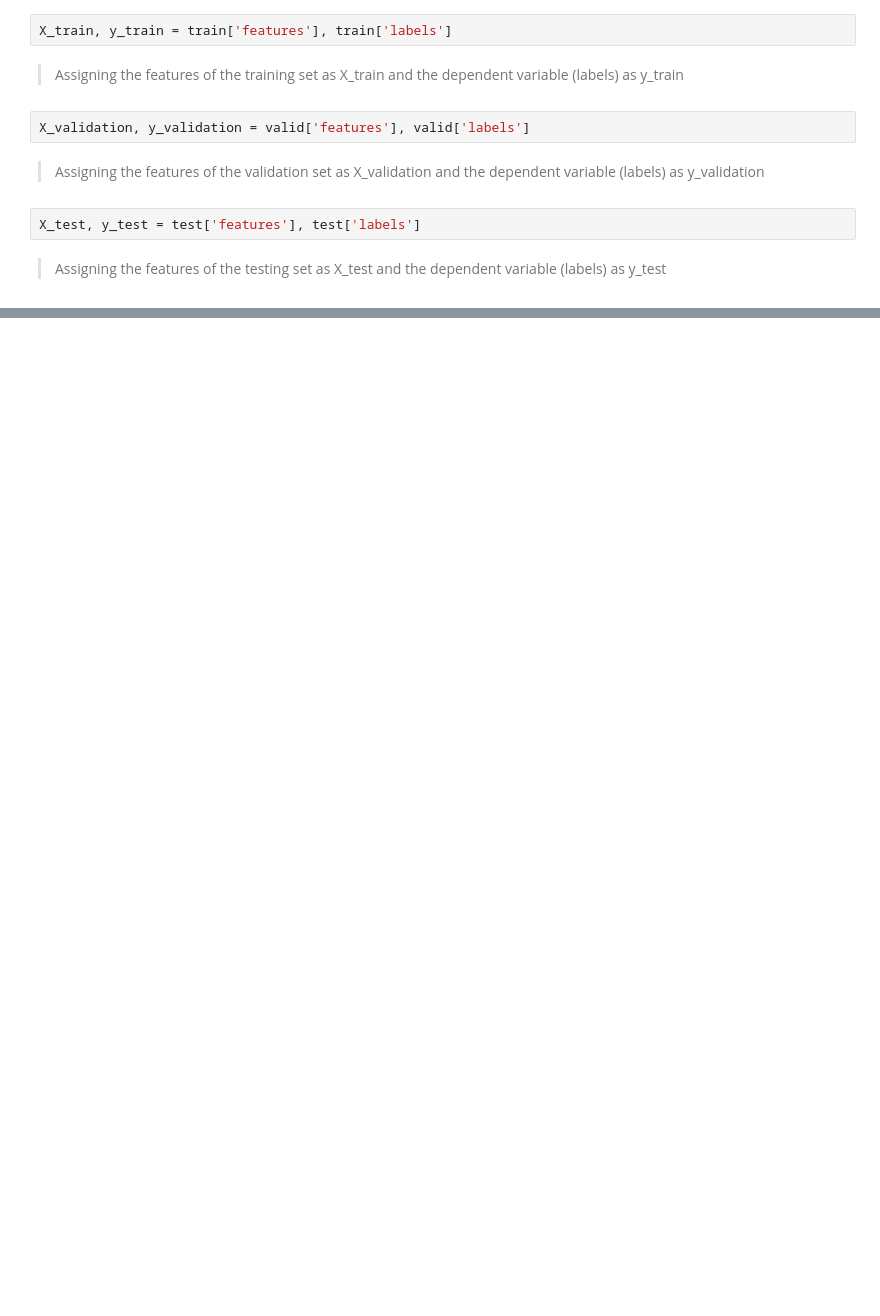
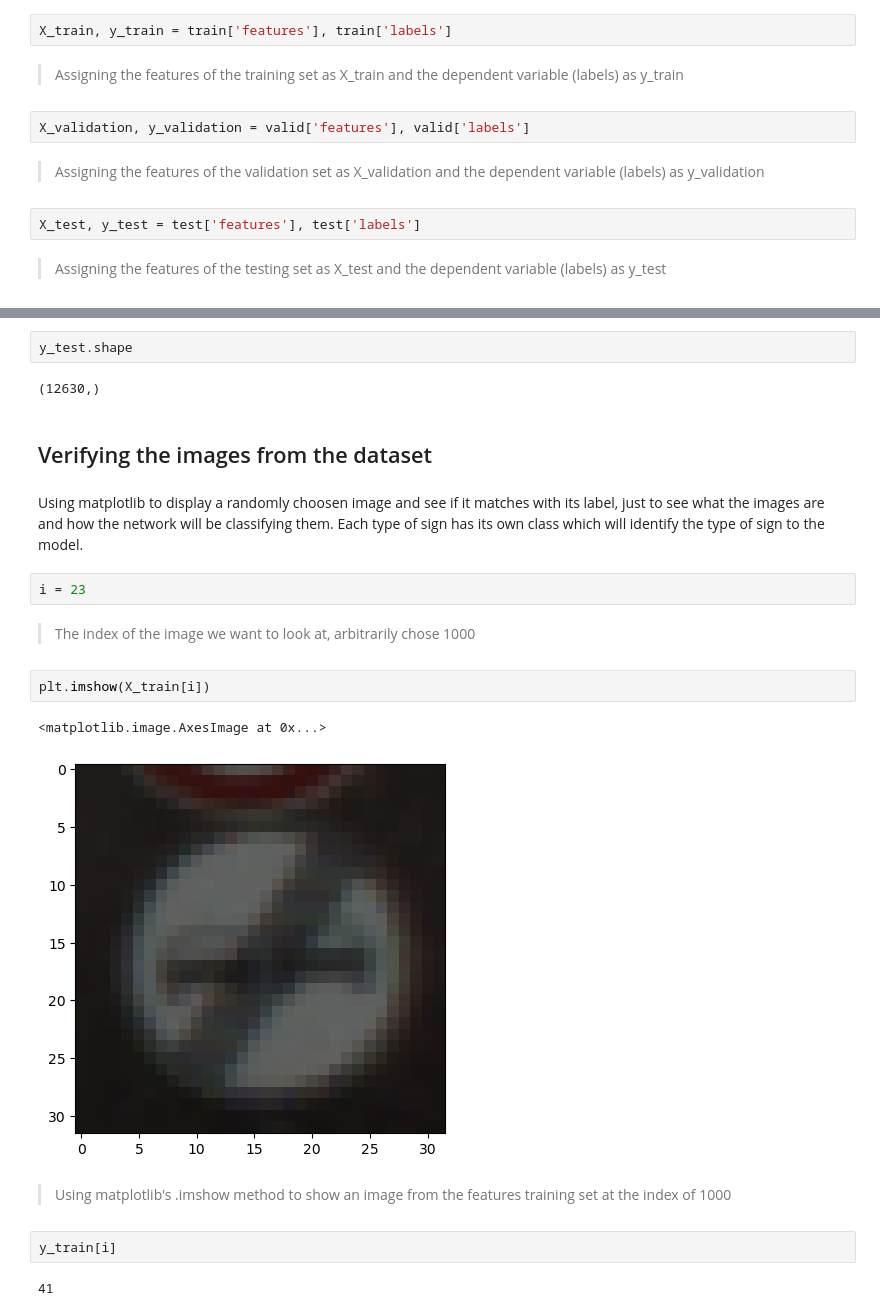
Before and after one commit to redayzarra/CNN_TrafficSigns, a Jupyter notebook: Traffic_Sign_Classfication.ipynb, the cells around one changed output, grey strips where cells are left out. Cells and saved outputs as stored; diff of their text form; blank space fills up the shorter version.

Commit message:
Verifying the images and their labels from the three datasets

```diff
--- a/Traffic_Sign_Classfication.ipynb
+++ b/Traffic_Sign_Classfication.ipynb
@@ -85,0 +82,23 @@ y_test.shape
+# %%
+y_test.shape
+# %% [output]
+(12630,)
+# %% [markdown]
+## Verifying the images from the dataset
+# %% [markdown]
+Using matplotlib to display a randomly choosen image and see if it matches with its label, just to see what the images are and how the network will be classifying them. Each type of sign has its own class which will identify the type of sign to the model.
+# %%
+i = 23
+# %% [markdown]
+> The index of the image we want to look at, arbitrarily chose 1000
+# %%
+plt.imshow(X_train[i])
+# %% [output]
+<matplotlib.image.AxesImage at 0x...>
+[figure, added]
+# %% [markdown]
+> Using matplotlib's .imshow method to show an image from the features training set at the index of 1000
+# %%
+y_train[i]
+# %% [output]
+41
```
Also changed, not shown: parts of 24 cells of this notebook, 1 other file.
